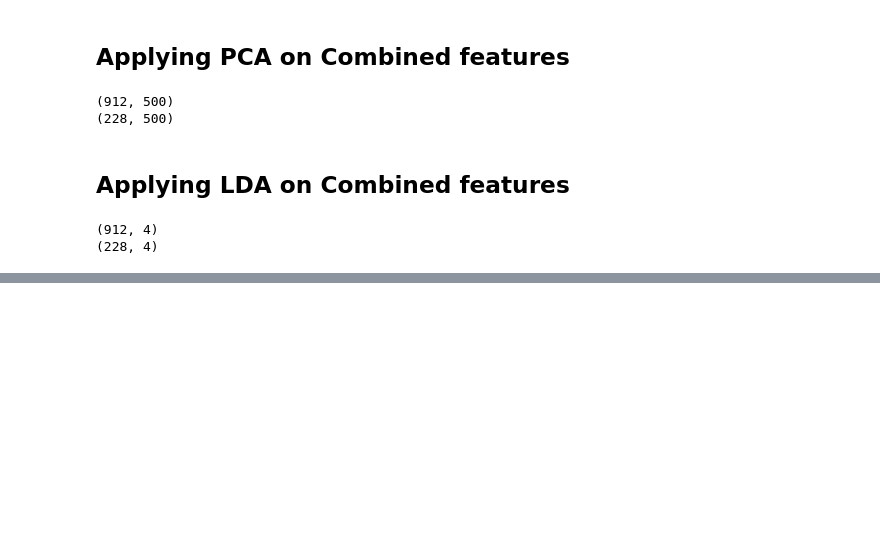
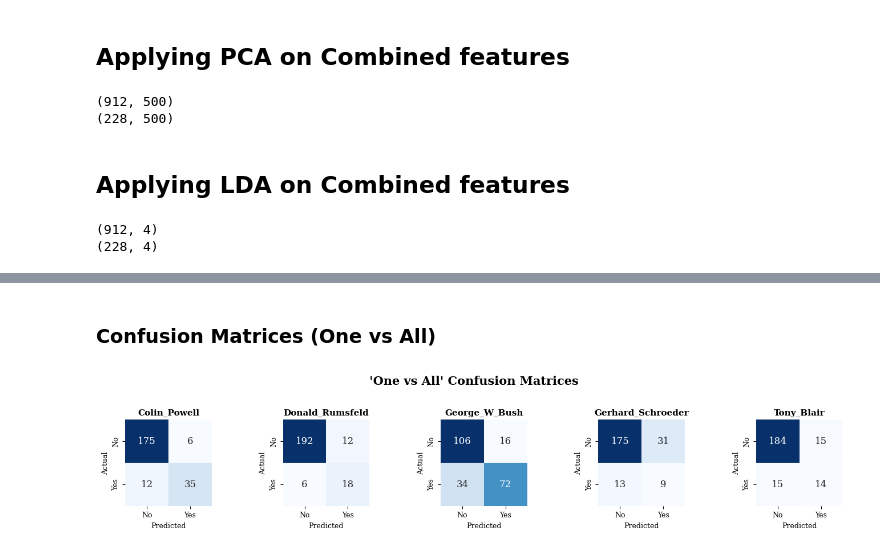
Before and after one commit to AgarwalMayank2/Face_Detection, a Jupyter notebook: applying_ML_algorithms/KNN_PRMLproj.ipynb, the cells around one changed output, grey strips where cells are left out. Cells and saved outputs as stored; diff of their text form; code cells hidden in the pictures; blank space fills up the shorter version.

```diff
--- a/applying_ML_algorithms/KNN_PRMLproj.ipynb
+++ b/applying_ML_algorithms/KNN_PRMLproj.ipynb
@@ -381,0 +542,49 @@ knn(7, X_train_lda, X_test_lda, y_test)
+# %% [markdown]
+### Confusion Matrices (One vs All)
+# %%
+import numpy as np
+import matplotlib.pyplot as plt
+import seaborn as sns
+from sklearn.metrics import confusion_matrix
+
+# Inputs
+y_true = np.array(y_test_labels)
+y_pred = np.array(y_pred)
+
+classes = np.unique(y_true)
+class_names = [f"{c}" for c in classes]  # or actual names
+
+n_classes = len(classes)
+cols = 5  # All in one row
+rows = (n_classes + cols - 1) // cols
+
+# Slightly bigger square plots
+fig, axes = plt.subplots(rows, cols, figsize=(cols * 2.8, rows * 2.8), squeeze=False)
+fig.suptitle(" 'One vs All' Confusion Matrices", fontsize=15, fontweight='bold')
+
+for i, cls in enumerate(classes):
+    row, col = divmod(i, cols)
+    ax = axes[row][col]
+
+    binary_true = (y_true == cls).astype(int)
+    binary_pred = (y_pred == cls).astype(int)
+    cm = confusion_matrix(binary_true, binary_pred)
+
+    sns.heatmap(cm, annot=True, fmt='d', cmap='Blues', cbar=False, ax=ax,
+                square=True, xticklabels=["No", "Yes"], yticklabels=["No", "Yes"],
+                annot_kws={"size": 12})
+
+    ax.set_title(class_names[i], fontsize=11, fontweight='semibold')
+    ax.set_xlabel("Predicted", fontsize=9)
+    ax.set_ylabel("Actual", fontsize=9)
+    ax.tick_params(labelsize=9)
+
+# Turn off extra axes
+for j in range(i+1, rows*cols):
+    row, col = divmod(j, cols)
+    axes[row][col].axis("off")
+
+plt.tight_layout(rect=[0, 0, 1, 0.92])
+plt.show()
+# %% [output]
+[figure, added]
```
Also changed, not shown: parts of 63 cells of this notebook.
